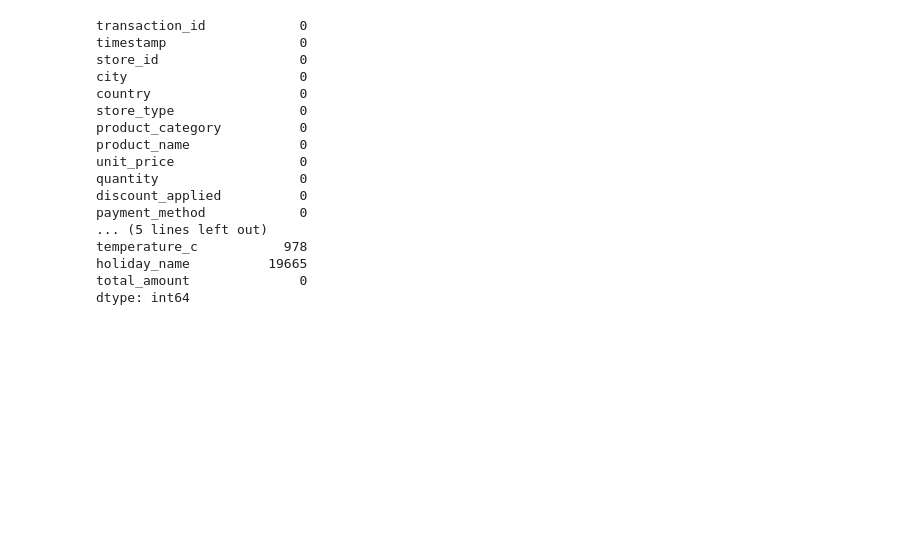
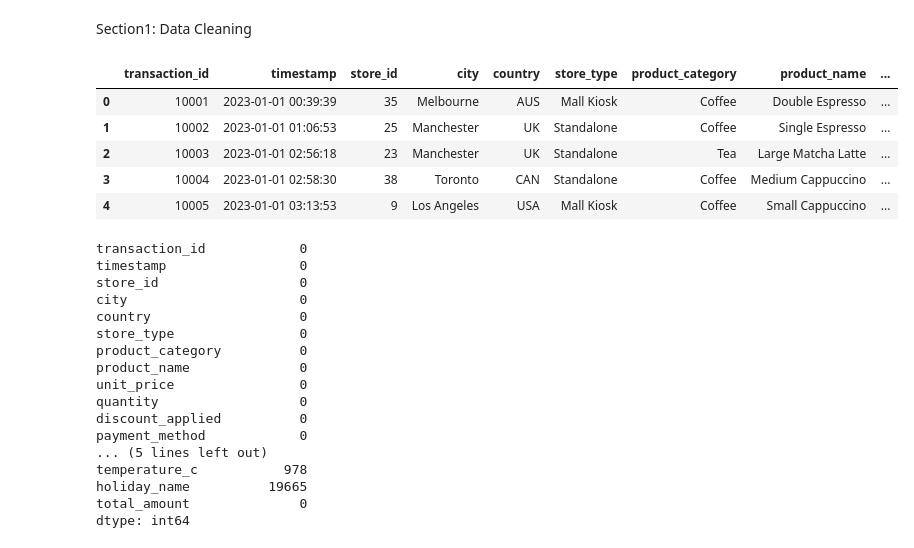
Before and after one commit to SadeqSoltani/coffee-shop-sales-analysis, a Jupyter notebook: coffee_analysis.ipynb, the cells around one changed output. Saved outputs shown, nothing was run; the diff lists cells and outputs as text; code cells hidden in the pictures; blank space fills up the shorter version.

```diff
--- a/coffee_analysis.ipynb
+++ b/coffee_analysis.ipynb
@@ -6,3 +7,15 @@ import seaborn as sns
 # %%
 data = pd.read_csv('coffee_shop_sales.csv')
+# %% [markdown]
+Section1: Data Cleaning
+# %%
+#Preview the data
+data.head()
+# %% [output]
+|  | transaction_id | timestamp | store_id | city | country | store_type | product_category | product_name | ... |
+| 0 | 10001 | 2023-01-01 00:39:39 | 35 | Melbourne | AUS | Mall Kiosk | Coffee | Double Espresso | ... |
+| 1 | 10002 | 2023-01-01 01:06:53 | 25 | Manchester | UK | Standalone | Coffee | Single Espresso | ... |
+| 2 | 10003 | 2023-01-01 02:56:18 | 23 | Manchester | UK | Standalone | Tea | Large Matcha Latte | ... |
+| 3 | 10004 | 2023-01-01 02:58:30 | 38 | Toronto | CAN | Standalone | Coffee | Medium Cappuccino | ... |
+| 4 | 10005 | 2023-01-01 03:13:53 | 9 | Los Angeles | USA | Mall Kiosk | Coffee | Small Cappuccino | ... |
 # %%
```
Also changed, not shown: parts of 25 cells of this notebook.
